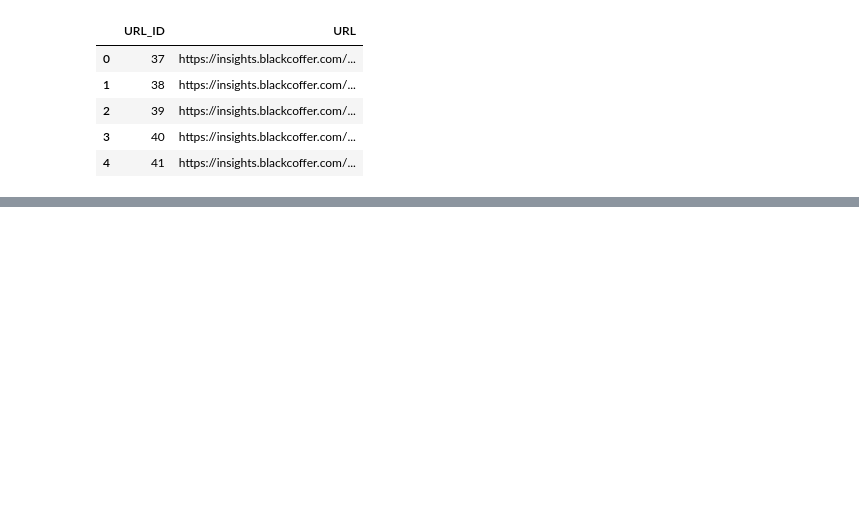
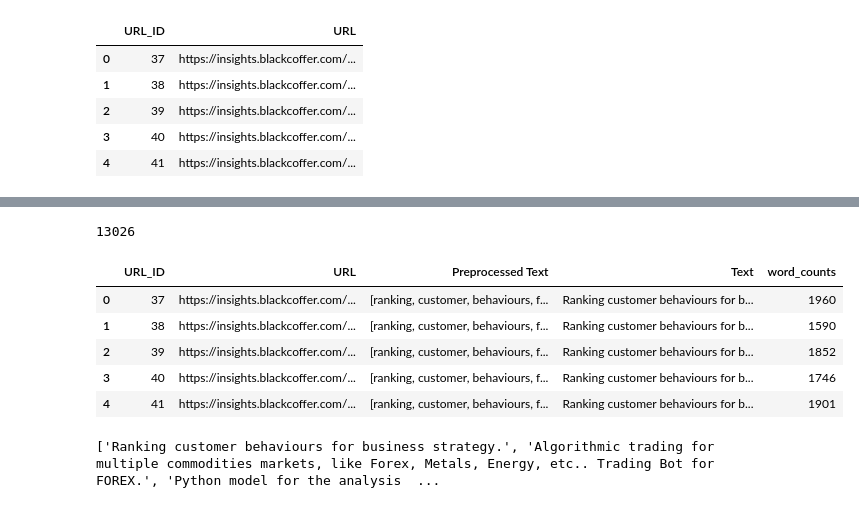
Before and after one commit to ysrastogi/nlp_feature_extraction, a Jupyter notebook: assign.ipynb, the cells around one changed output, grey strips where cells are left out. Saved outputs shown, nothing was run; the diff lists cells and outputs as text; code cells hidden in the pictures; blank space fills up the shorter version.

```diff
--- a/assign.ipynb
+++ b/assign.ipynb
@@ -66,0 +51,11 @@ Considering the vast range of tasks that an AI can do, it is evident that it hol
+# %%
+pre_web_text=[]
+web_text = []
+for i in range(len(input)):
+    url = input['URL'][i]
+    url_id = input['URL_ID'][i]
+    text, title = extracting_text(url)
+    text.append(title)
+    # making_textfile(title, text, url_id)
+    web_text.append(text)
+    pre_web_text.append(preprocessed_text(text))
@@ -66,0 +104,4 @@ Considering the vast range of tasks that an AI can do, it is evident that it hol
+# %%
+len(input['Text'][0])
+# %% [output]
+13026
@@ -66,0 +114,14 @@ Considering the vast range of tasks that an AI can do, it is evident that it hol
+# %%
+input.head()
+# %% [output]
+|  | URL_ID | URL | Preprocessed Text | Text | word_counts |
+| 0 | 37 | https://insights.blackcoffer.com/... | [ranking, customer, behaviours, f... | Ranking customer behaviours for b... | 1960 |
+| 1 | 38 | https://insights.blackcoffer.com/... | [ranking, customer, behaviours, f... | Ranking customer behaviours for b... | 1590 |
+| 2 | 39 | https://insights.blackcoffer.com/... | [ranking, customer, behaviours, f... | Ranking customer behaviours for b... | 1852 |
+| 3 | 40 | https://insights.blackcoffer.com/... | [ranking, customer, behaviours, f... | Ranking customer behaviours for b... | 1746 |
+| 4 | 41 | https://insights.blackcoffer.com/... | [ranking, customer, behaviours, f... | Ranking customer behaviours for b... | 1901 |
+# %%
+token = nltk.sent_tokenize(input['Text'][i])
+print(token)
+# %% [output]
+['Ranking customer behaviours for business strategy.', 'Algorithmic trading for multiple commodities markets, like Forex, Metals, Energy, etc.. Trading Bot for FOREX.', 'Python model for the analysis  ...
```
Also changed, not shown: parts of 16 cells of this notebook.
